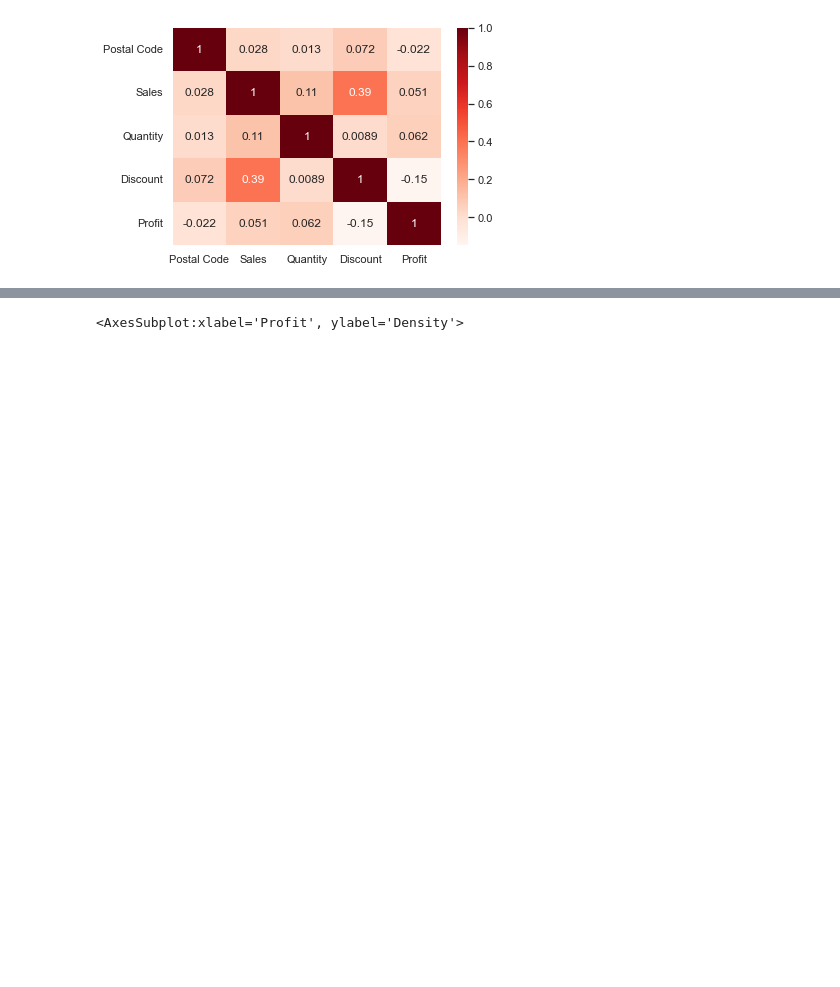
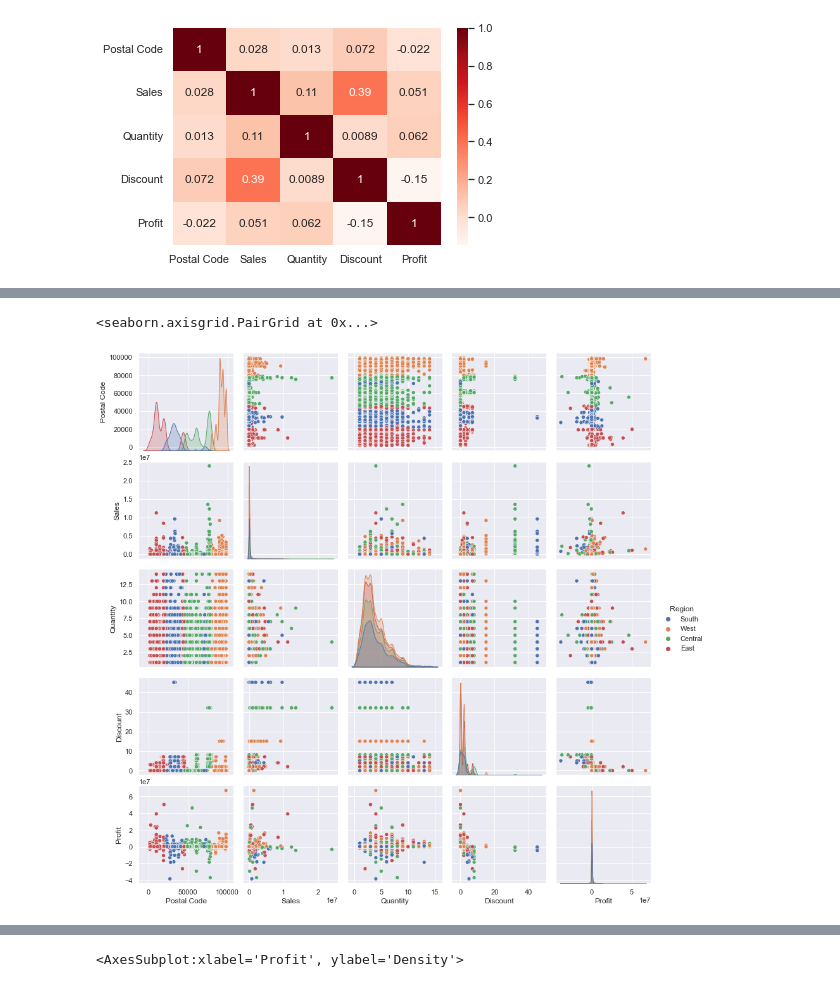
Before and after one commit to ingridbena/The-Sparks-Foundation-GRIP-January-2022, a Jupyter notebook: Task 3 Exploratory Data Analysis - Retail.ipynb, the cells around one changed output, grey strips where cells are left out. Drawn from its saved outputs; the diff is of its cells as text; code cells hidden in the pictures; blank space fills up the shorter version.

```diff
--- a/Task 3 Exploratory Data Analysis - Retail.ipynb
+++ b/Task 3 Exploratory Data Analysis - Retail.ipynb
@@ -180,2 +291,7 @@ sns.pairplot(dataset)
+# %%
+sns.pairplot(dataset,hue="Region")
+# %% [output]
+<seaborn.axisgrid.PairGrid at 0x...>
+[figure, added]
 # %%
 sns.set()
```
Also changed, not shown: parts of 35 cells of this notebook.
